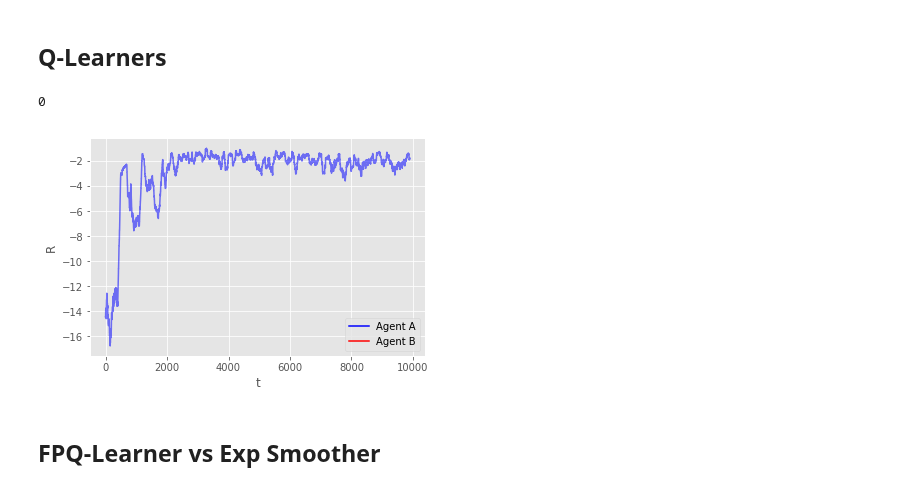
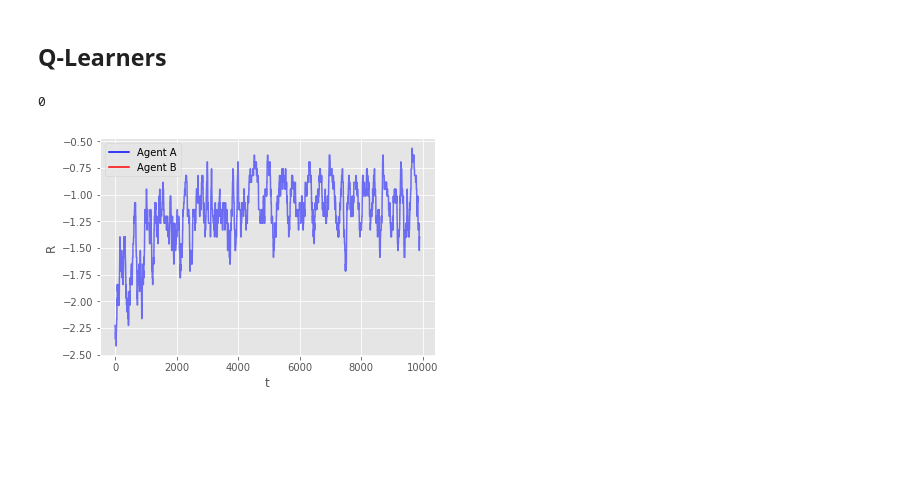
Before and after one commit to vicgalle/ARAMARL, a Jupyter notebook: Urban_alloc.ipynb, the cells around one changed output. Cells and saved outputs as stored; diff of their text form; code cells hidden in the pictures; blank space fills up the shorter version.

Commit message:
Experiment with constrained Q-learner on urban alloc

```diff
--- a/Urban_alloc.ipynb
+++ b/Urban_alloc.ipynb
@@ -20,17 +21,17 @@ def moving_average(a, n=3) :
     ret[n:] = ret[n:] - ret[:-n]
     return ret[n - 1:] / n
 
-def plot(r0ss, r1ss, dir="default"):
+def plot(r0ss, r1ss=None, dir="default"):
     # We set a fancy theme
     plt.style.use('ggplot')
     N_EXP = len(r0ss)
     #plt.axis([0, max_steps*n_iter, -4.5, 1.5])
     for i in range(N_EXP):
         plt.plot(moving_average(r0ss[i], 100), 'b', alpha=0.05)
-        plt.plot(moving_average(r1ss[i], 100), 'r', alpha=0.05)
+        #plt.plot(moving_average(r1ss[i], 100), 'r', alpha=0.05)
 
     plt.plot(moving_average(np.asarray(r0ss).mean(axis=0), 100), 'b', alpha=0.5)
-    plt.plot(moving_average(np.asarray(r1ss).mean(axis=0), 100), 'r', alpha=0.5)
+    #plt.plot(moving_average(np.asarray(r1ss).mean(axis=0), 100), 'r', alpha=0.5)
 
     plt.xlabel('t');
     plt.ylabel('R');
@@ -72,13 +53,13 @@ r1ss = []
 #
 for n in range(N_EXP):
 
-    gamma = 0.8
+    gamma = 0.99
 
     env = Urban()
     ##
     #P2 =  ExpSmoother(env.available_actions, env.available_actions, learning_rate=0.8)
     #P1 =  RandomAgent( env.available_actions, p=0.5)
-    P1 = IndQLearningAgent(env.available_actions_DM, env.n_states, learning_rate=0.1,
+    P1 = RestrictedIndQLearningAgent(env.available_actions_DM, env.n_states, learning_rate=.33,
                            epsilon=0.1, gamma=gamma, enemy_action_space=None)
 
 
@@ -94,44 +75,48 @@ for n in range(N_EXP):
         done = False
         s = env.state
         ss = env.state2idx(s)
+        a1 = env.actionDM2idx([1, 2, 1])
         #print(s)
 
         while not done:
 
+            #print(env.state)
+
             # Agents decide
-            a1 = P1.act(ss)
-            #print(a1)
+            a1 = P1.act(ss, env.valid_actionDM, a1)
+            #a1 = P1.act(ss)
+
+
             #print(env.idx2actionDM(a1))
             #a2 = P2.act()
-            a2 = np.array([1, 1, 1])    # dummy agent always places 2 units in first neighborhood
+            a2 = np.array([0, 0, 2])    # dummy agent always places 2 units in first neighborhood
 
             # World changes
+            #a1 = env.actionDM2idx([4,0,0])
             new_s, rewards, done =  env.step([env.idx2actionDM(a1),a2])
             new_ss = env.state2idx(new_s)
 
             #print(new_s)
 
 
             # Agents learn
 
             P1.update(ss, [a1, a2], [rewards[0], rewards[1]], new_ss)
             #P2.update(0, [a2, a1], [rewards[1], rewards[0]], 0)
 
             ss = new_ss
 
             #print(r0, r1)
             r0s.append(rewards[0])
             #r1s.append(rewards[1])
 
         env.reset()
 
     print(n)
     r0ss.append(r0s)
     r1ss.append(r1s)
 
-plot(r0ss, r1ss)
+plot(r0ss)
 # %% [output]
 0
-[figure, old version]
+[figure, new version]
-# %% [markdown]
-## FPQ-Learner vs Exp Smoother
```
Also changed, not shown: parts of 23 cells of this notebook, 3 other files.
